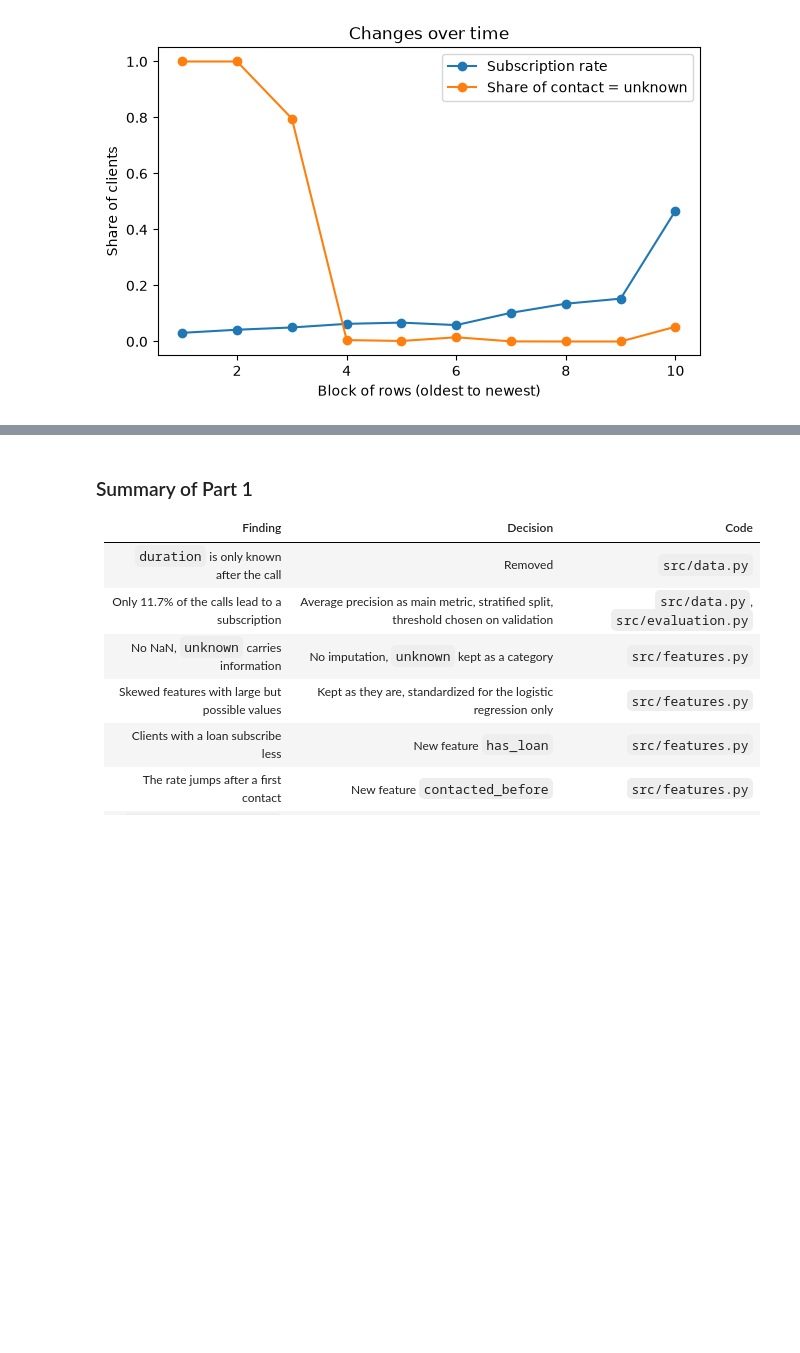
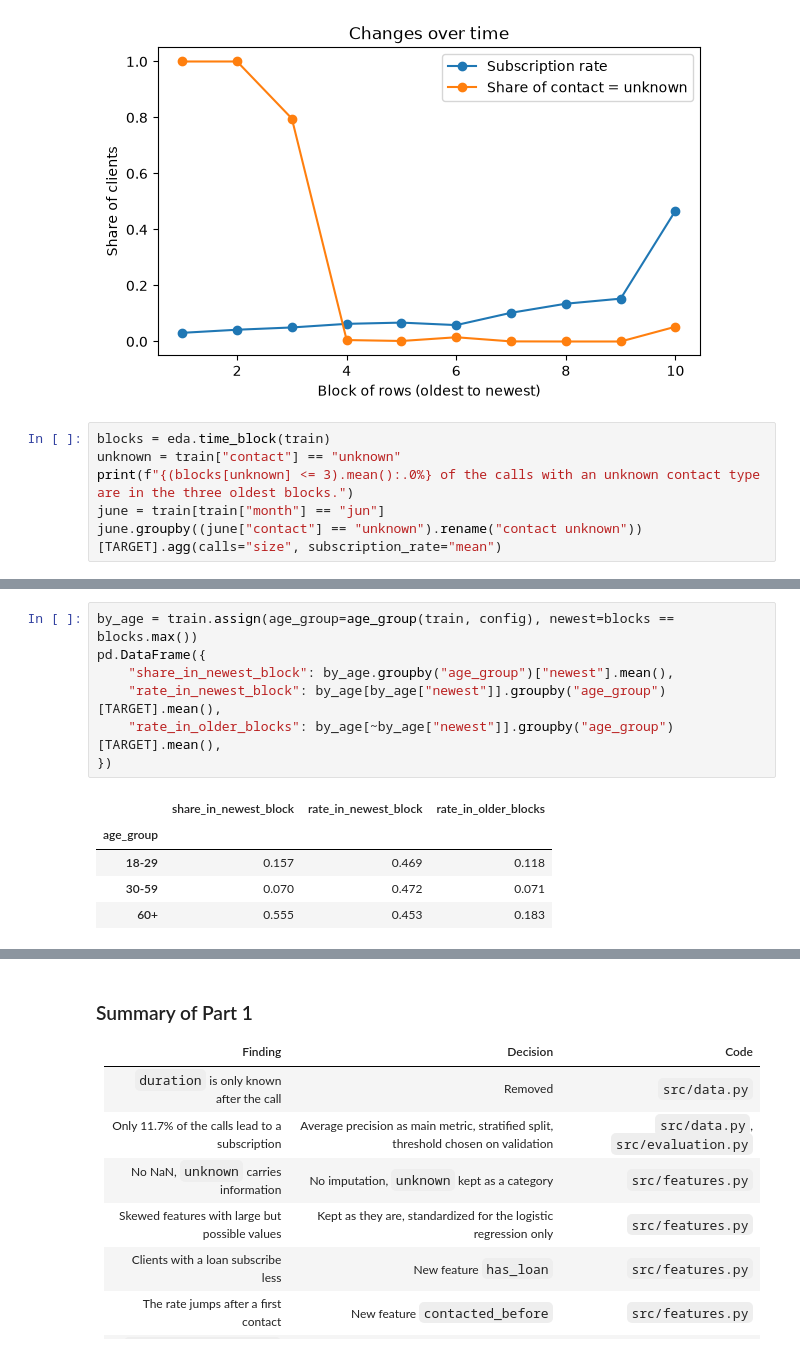
Before and after one commit to othmanedq/applied-ml, a Jupyter notebook: notebooks/design_choices.ipynb, the cells around one changed output, grey strips where cells are left out. Drawn from its saved outputs; the diff is of its cells as text; blank space fills up the shorter version.

```diff
--- a/notebooks/design_choices.ipynb
+++ b/notebooks/design_choices.ipynb
@@ -237,3 +237,9 @@ drift
 | 8 | 9 | 2712 | 0.153 | 0.000e+00 |
 | 9 | 10 | 2712 | 0.467 | 5.273e-02 |
 [figure]
+# %%
+blocks = eda.time_block(train)
+unknown = train["contact"] == "unknown"
+print(f"{(blocks[unknown] <= 3).mean():.0%} of the calls with an unknown contact type are in the three oldest blocks.")
+june = train[train["month"] == "jun"]
+june.groupby((june["contact"] == "unknown").rename("contact unknown"))[TARGET].agg(calls="size", subscription_rate="mean")
@@ -240,2 +252,15 @@ drift
+# %%
+by_age = train.assign(age_group=age_group(train, config), newest=blocks == blocks.max())
+pd.DataFrame({
+    "share_in_newest_block": by_age.groupby("age_group")["newest"].mean(),
+    "rate_in_newest_block": by_age[by_age["newest"]].groupby("age_group")[TARGET].mean(),
+    "rate_in_older_blocks": by_age[~by_age["newest"]].groupby("age_group")[TARGET].mean(),
+})
+# %% [output]
+|  | share_in_newest_block | rate_in_newest_block | rate_in_older_blocks |
+| age_group |  |  |  |
+| 18-29 | 0.157 | 0.469 | 0.118 |
+| 30-59 | 0.070 | 0.472 | 0.071 |
+| 60+ | 0.555 | 0.453 | 0.183 |
 # %% [markdown]
 - The subscription rate rises from 3% in the oldest block to 47% in the newest one: the data changes over time, a dataset shift (Moreno-Torres et al., 2012).
```
Also changed, not shown: parts of 24 cells of this notebook, 1 other file.
